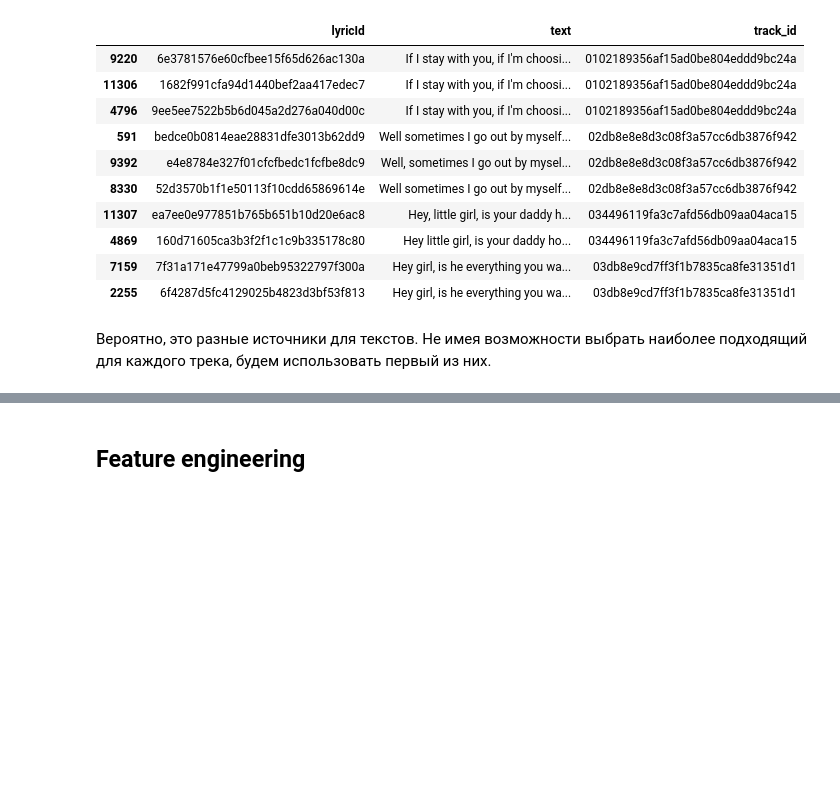
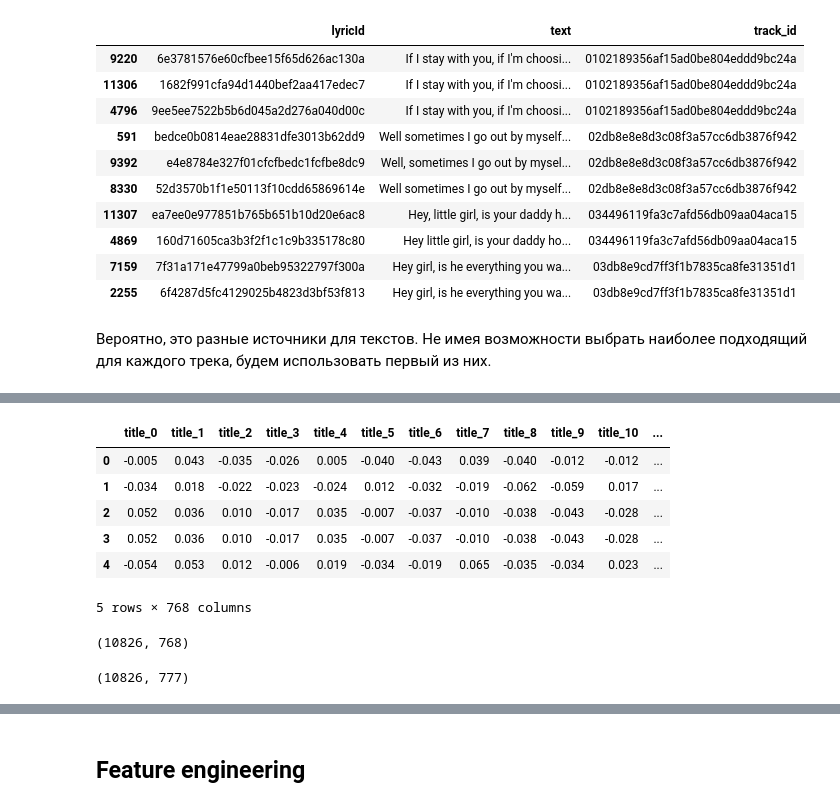
Before and after one commit to Akarinokadze/yandex_music, a Jupyter notebook: notebooks/yandex_music.ipynb, the cells around one changed output, grey strips where cells are left out. Saved outputs shown, nothing was run; the diff lists cells and outputs as text; code cells hidden in the pictures; blank space fills up the shorter version.

```diff
--- a/notebooks/yandex_music.ipynb
+++ b/notebooks/yandex_music.ipynb
@@ -326,0 +591,6 @@ lyrics[(lyrics['track_id'].duplicated(keep=False) == True) &
+# %%
+# Удалим признаки, которые не будем исп. в базовой модели - все идентификаторы и код isrc
+
+df.drop(columns=['track_id', 'original_track_id', 'lyric_id', 'isrc'], inplace=True)
+df.reset_index(drop=True, inplace=True)
+df.sample(2)
@@ -326,0 +601,9 @@ lyrics[(lyrics['track_id'].duplicated(keep=False) == True) &
+# %%
+# Работа с датой - выделение года, месяца и дня в качестве новых признаков
+# Удаление признака dttm
+df['inform_year'] = df['dttm'].dt.year
+df['inform_month'] = df['dttm'].dt.month
+df['inform_day'] = df['dttm'].dt.day
+
+df.drop(columns='dttm', inplace=True)
+df.head(2)
@@ -326,0 +674,6 @@ lyrics[(lyrics['track_id'].duplicated(keep=False) == True) &
+# %%
+%%time
+sentences = df['title'].to_list()
+
+model = SentenceTransformer('sentence-transformers/LaBSE')
+title_embeddings = model.encode(sentences)
@@ -326,0 +683,30 @@ lyrics[(lyrics['track_id'].duplicated(keep=False) == True) &
+# %%
+title_emb_df = pd.DataFrame(title_embeddings) # для длинного способа указывать embeddings.numpy()
+# %%
+# переименовываем столбцы
+title_emb_df = title_emb_df.add_prefix('title_')
+title_emb_df.head()
+# %% [output]
+|  | title_0 | title_1 | title_2 | title_3 | title_4 | title_5 | title_6 | title_7 | title_8 | title_9 | title_10 | ... |
+| 0 | -0.005 | 0.043 | -0.035 | -0.026 | 0.005 | -0.040 | -0.043 | 0.039 | -0.040 | -0.012 | -0.012 | ... |
+| 1 | -0.034 | 0.018 | -0.022 | -0.023 | -0.024 | 0.012 | -0.032 | -0.019 | -0.062 | -0.059 | 0.017 | ... |
+| 2 | 0.052 | 0.036 | 0.010 | -0.017 | 0.035 | -0.007 | -0.037 | -0.010 | -0.038 | -0.043 | -0.028 | ... |
+| 3 | 0.052 | 0.036 | 0.010 | -0.017 | 0.035 | -0.007 | -0.037 | -0.010 | -0.038 | -0.043 | -0.028 | ... |
+| 4 | -0.054 | 0.053 | 0.012 | -0.006 | 0.019 | -0.034 | -0.019 | 0.065 | -0.035 | -0.034 | 0.023 | ... |
+5 rows × 768 columns
+# %%
+title_emb_df.shape
+# %% [output]
+(10826, 768)
+# %%
+# Объединяем новый датафрейм с исходным датафреймом
+
+df.reset_index(drop=True, inplace=True)
+title_emb_df.reset_index(drop=True, inplace=True)
+
+df_emb = pd.concat([df, title_emb_df], axis=1)
+
+# проверка
+df_emb.shape
+# %% [output]
+(10826, 777)
```
Also changed, not shown: parts of 79 cells of this notebook, 1 other file.
